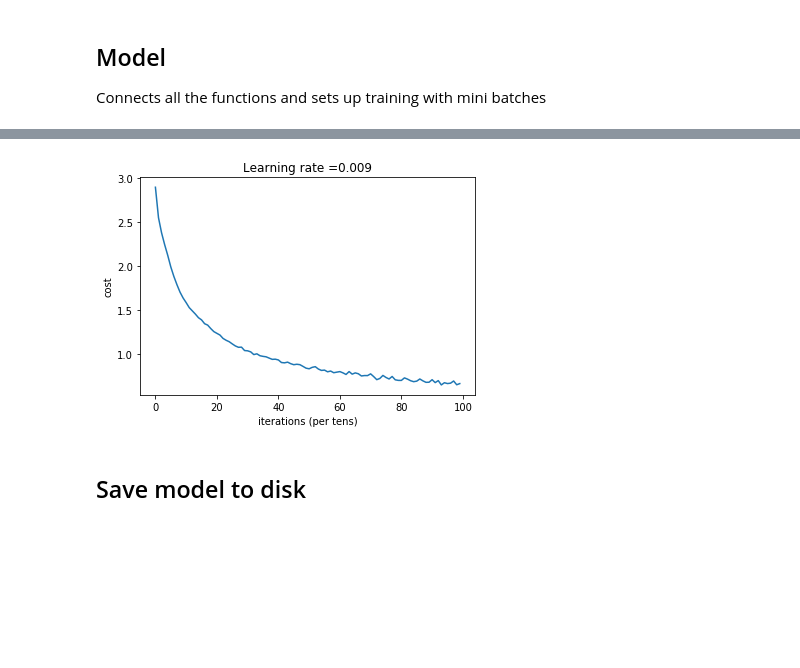
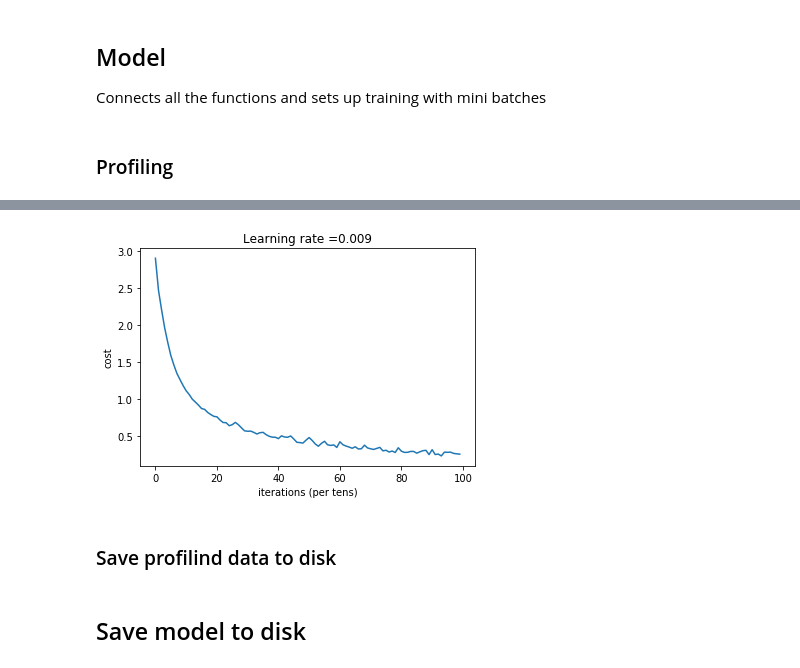
Before and after one commit to Nithanaroy/kaggle-tensorflow-speech-recognition, a Jupyter notebook: src/audio_recognition_cnn.ipynb, the cells around one changed output, grey strips where cells are left out. Saved outputs shown, nothing was run; the diff lists cells and outputs as text; code cells hidden in the pictures; blank space fills up the shorter version.

```diff
--- a/src/audio_recognition_cnn.ipynb
+++ b/src/audio_recognition_cnn.ipynb
@@ -185,5 +187,9 @@ Connects all the functions and sets up training with mini batches
 # %%
 tf.reset_default_graph() # to be able to rerun the model without overwriting tf variables
 
+config = tf.ConfigProto(device_count = {'GPU': 0})
+
 # Start an interactive session
-sess = tf.InteractiveSession(config=tf.ConfigProto(log_device_placement=True))
+sess = tf.InteractiveSession(config=config)
+# %% [markdown]
+### Profiling
@@ -227,12 +236,12 @@ def model(sess, X_train, Y_train, X_test, Y_test, learning_rate = 0.009, num_epo
 
     # Run the initialization
     sess.run(tf.global_variables_initializer())
+    num_minibatches = int(m / minibatch_size) # number of minibatches of size minibatch_size in the train set
 
     # Do the training loop
     for epoch in range(num_epochs):
         minibatch_cost = 0.
         # print("> epoch = %s, m = %s, mini size = %s, mini cost = %s" % (epoch, m, minibatch_size, minibatch_cost))
-        num_minibatches = int(m / minibatch_size) # number of minibatches of size minibatch_size in the train set
         seed = seed + 1
         minibatches = random_mini_batches(X_train, Y_train, minibatch_size, seed)
         for minibatch in minibatches:
@@ -245,7 +254,7 @@ def model(sess, X_train, Y_train, X_test, Y_test, learning_rate = 0.009, num_epo
             minibatch_cost += temp_cost / num_minibatches
 
         # Print the cost every epoch
-        if print_cost == True and epoch % 5 == 0:
+        if print_cost == True and epoch % 1 == 0:
             print("%s: Cost after epoch %i: %f" % (datetime.datetime.now().strftime('%Y-%m-%d %H:%M:%S'), epoch, minibatch_cost))
         if print_cost == True and epoch % 1 == 0:
             costs.append(minibatch_cost)
@@ -260,5 +269,5 @@ def model(sess, X_train, Y_train, X_test, Y_test, learning_rate = 0.009, num_epo
 
     return Z3, X, Y, parameters
 # %%
-Z3, X, Y, parameters = model(sess, X_train, Y_train, X_test, Y_test)
+Z3, X, Y, parameters = model(sess, X_train, Y_train, X_test, Y_test, minibatch_size = 256, num_epochs = 100)
 # %% [output]
@@ -285 +291,3 @@ Z3, X, Y, parameters = model(sess, X_train, Y_train, X_test, Y_test)
-[figure, old version]
+[figure, new version]
+# %% [markdown]
+### Save profilind data to disk
```
Also changed, not shown: parts of 11 cells of this notebook, 5 other files.
